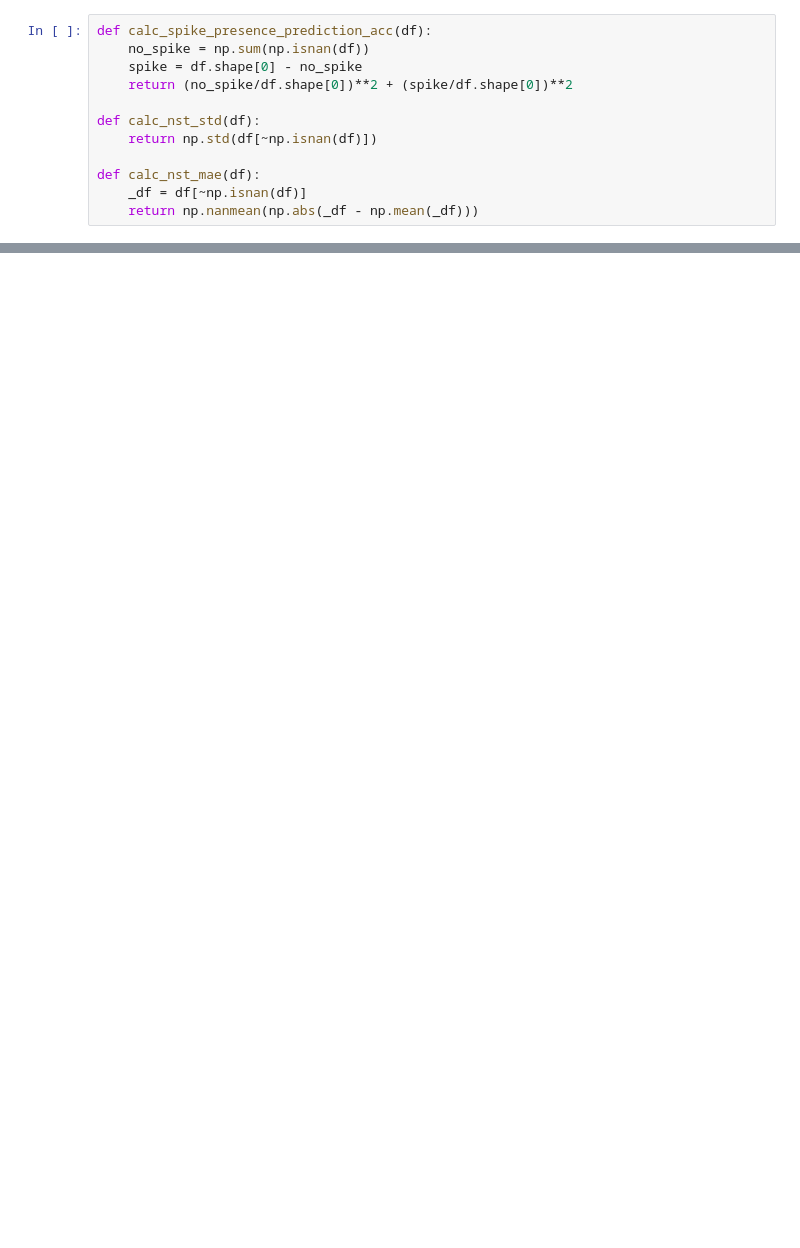
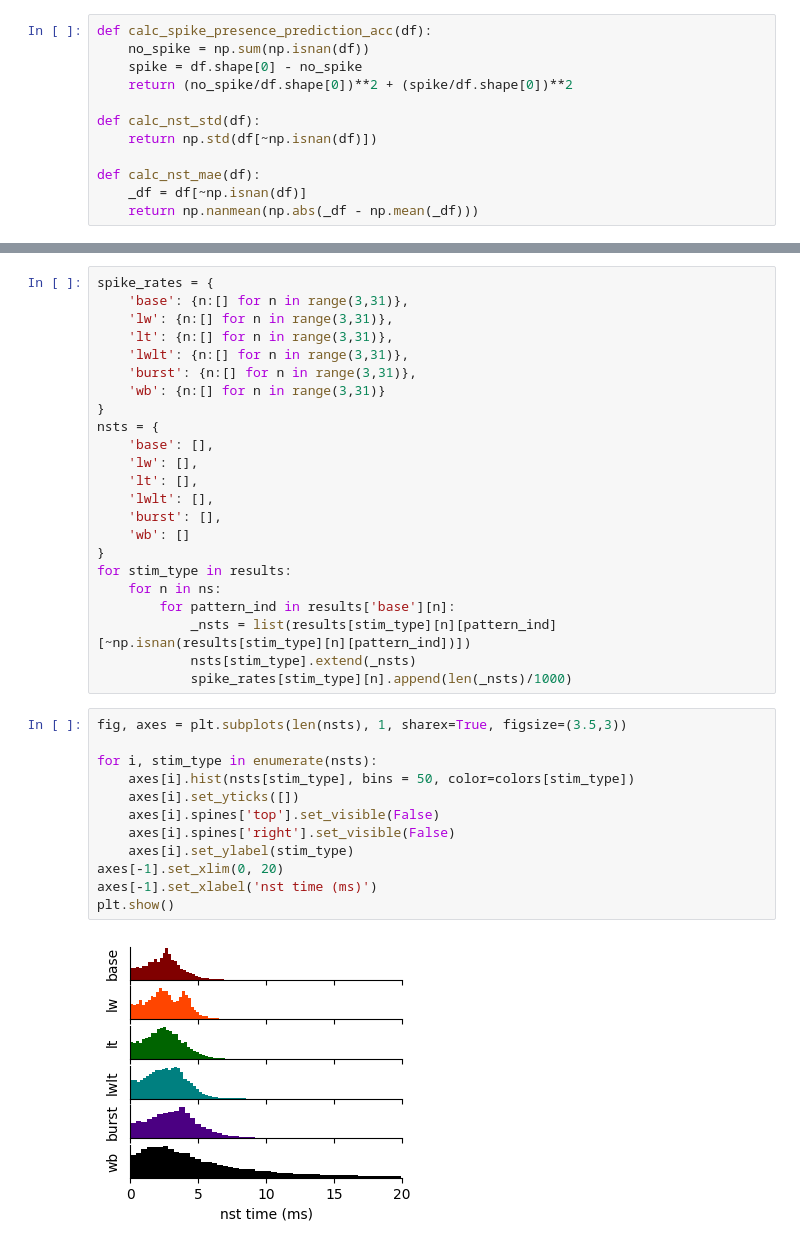
Before and after one commit to ec753/event_based_neuron, a Jupyter notebook: notebooks/partial_history.ipynb, the cells around one changed output, grey strips where cells are left out. Drawn from its saved outputs; the diff is of its cells as text; blank space fills up the shorter version.

```diff
--- a/notebooks/partial_history.ipynb
+++ b/notebooks/partial_history.ipynb
@@ -179,0 +293,37 @@ plt.show()
+# %%
+spike_rates = {
+    'base': {n:[] for n in range(3,31)},
+    'lw': {n:[] for n in range(3,31)},
+    'lt': {n:[] for n in range(3,31)},
+    'lwlt': {n:[] for n in range(3,31)},
+    'burst': {n:[] for n in range(3,31)},
+    'wb': {n:[] for n in range(3,31)}
+}
+nsts = {
+    'base': [],
+    'lw': [],
+    'lt': [],
+    'lwlt': [],
+    'burst': [],
+    'wb': []
+}
+for stim_type in results:
+    for n in ns:
+        for pattern_ind in results['base'][n]:
+            _nsts = list(results[stim_type][n][pattern_ind][~np.isnan(results[stim_type][n][pattern_ind])])
+            nsts[stim_type].extend(_nsts)
+            spike_rates[stim_type][n].append(len(_nsts)/1000)
+# %%
+fig, axes = plt.subplots(len(nsts), 1, sharex=True, figsize=(3.5,3))
+
+for i, stim_type in enumerate(nsts):
+    axes[i].hist(nsts[stim_type], bins = 50, color=colors[stim_type])
+    axes[i].set_yticks([])
+    axes[i].spines['top'].set_visible(False)
+    axes[i].spines['right'].set_visible(False)
+    axes[i].set_ylabel(stim_type)
+axes[-1].set_xlim(0, 20)
+axes[-1].set_xlabel('nst time (ms)')
+plt.show()
+# %% [output]
+[figure, added]
```
Also changed, not shown: parts of 17 cells of this notebook, 5 other files.
